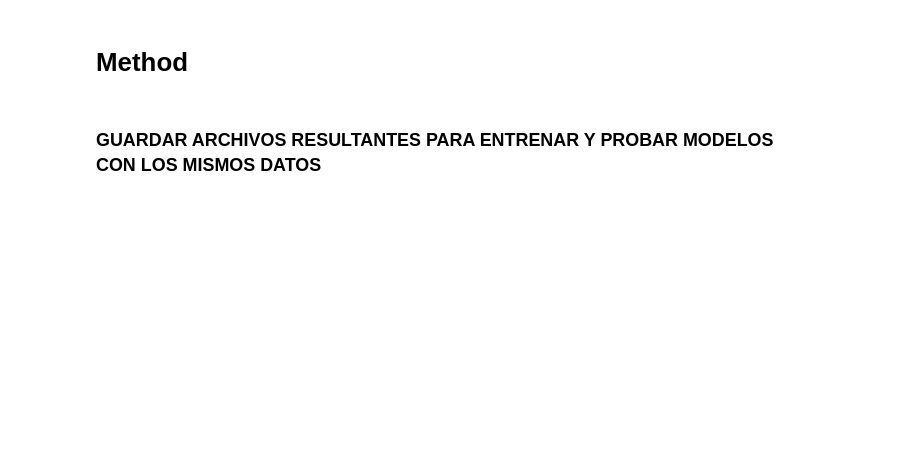
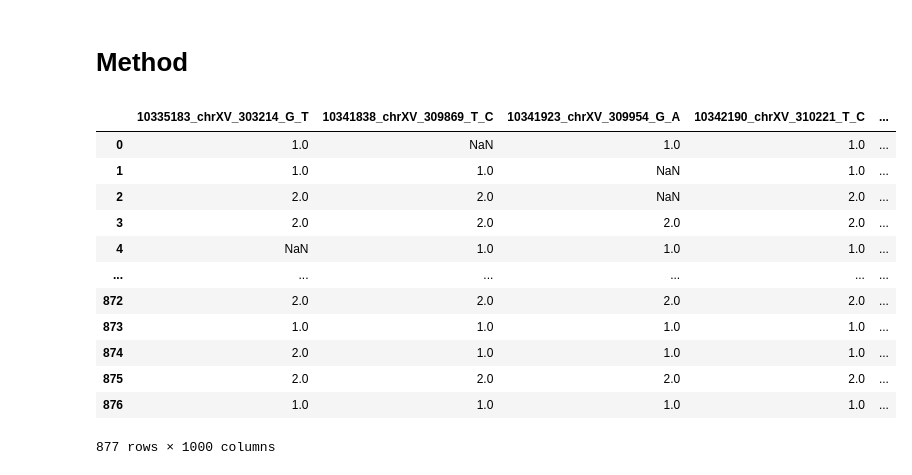
Before and after one commit to celiacl/ML_yeast_dna_imputation, a Jupyter notebook: notebooks/preprocessing.ipynb, the cells around one changed output. Drawn from its saved outputs; the diff is of its cells as text; code cells hidden in the pictures; blank space fills up the shorter version.

```diff
--- a/notebooks/preprocessing.ipynb
+++ b/notebooks/preprocessing.ipynb
@@ -140,0 +92,26 @@ df_train_split, df_val_split = train_test_split(df_train, test_size=0.2, random_
+# %%
+from sklearn.feature_selection import VarianceThreshold
+
+
+selector = VarianceThreshold()
+
+# Ajustar el selector y transformar los datos se pasa a np array)
+X_train_reduced = selector.fit_transform(df_train)
+
+# Obtener las varianzas calculadas
+variances = selector.variances_
+
+# Obtener los índices de las 1,000 características con mayor varianza
+idx_sorted = np.argsort(variances)[-1000:]
+
+# Convertir de nuevo a DataFrame, seleccionando las 1,000 columnas obtenidas que tienen mayor varianza
+df_train_reduced = pd.DataFrame(X_train_reduced[:, idx_sorted], columns=df_train.columns[idx_sorted])
+
+#TEST
+# Transformar el conjunto de test usando el mismo selector
+X_test_reduced = selector.transform(df_test)
+
+# Convertir de nuevo el array de test a DataFrame, seleccionando las mismas 1,000 columnas
+df_test_reduced = pd.DataFrame(X_test_reduced[:, idx_sorted], columns=df_train.columns[idx_sorted])
+
+print(f"Número de columnas seleccionadas: {df_train_reduced.shape[1]}")
@@ -142,10 +142,7 @@ df_train_split, df_val_split = train_test_split(df_train, test_size=0.2, random_
 # Method
 # %%
 # Convertir df_test a categoría si es necesario
-df_test = df_test.astype('category')
-
-# Aplicar la misma transformación MCA al conjunto de test
-df_test_mca = mca.transform(df_test)
+#df_test = df_test_reduced.astype('category')
 
 
 def introduce_missingness(data, missing_perc=0.1):
@@ -169,9 +166,26 @@ def introduce_missingness(data, missing_perc=0.1):
 
     return data_missing
 
-# Aplicar la función al conjunto de test
-df_test_mca_missing_10 = introduce_missingness(df_test_mca, missing_perc=0.1)
-df_test_mca_missing_20 = introduce_missingness(df_test_mca, missing_perc=0.2)
-df_test_mca_missing_30= introduce_missingness(df_test_mca, missing_perc=0.3)
-df_test_mca_missing_40 = introduce_missingness(df_test_mca, missing_perc=0.4)
+# Aplicar la función al conjunto de test, con distinto porcentaje de pérdida
+df_test_missing_10 = introduce_missingness(df_test_reduced, missing_perc=0.1)
+df_test_missing_20 = introduce_missingness(df_test_reduced, missing_perc=0.2)
+df_test_missing_30= introduce_missingness(df_test_reduced, missing_perc=0.3)
+df_test_missing_40 = introduce_missingness(df_test_reduced, missing_perc=0.4)
+# %%
+#revisar tras introducir NaN
+df_test_missing_10
+# %% [output]
+|  | 10335183_chrXV_303214_G_T | 10341838_chrXV_309869_T_C | 10341923_chrXV_309954_G_A | 10342190_chrXV_310221_T_C | ... |
+| 0 | 1.0 | NaN | 1.0 | 1.0 | ... |
+| 1 | 1.0 | 1.0 | NaN | 1.0 | ... |
+| 2 | 2.0 | 2.0 | NaN | 2.0 | ... |
+| 3 | 2.0 | 2.0 | 2.0 | 2.0 | ... |
+| 4 | NaN | 1.0 | 1.0 | 1.0 | ... |
+| ... | ... | ... | ... | ... | ... |
+| 872 | 2.0 | 2.0 | 2.0 | 2.0 | ... |
+| 873 | 1.0 | 1.0 | 1.0 | 1.0 | ... |
+| 874 | 2.0 | 1.0 | 1.0 | 1.0 | ... |
+| 875 | 2.0 | 2.0 | 2.0 | 2.0 | ... |
+| 876 | 1.0 | 1.0 | 1.0 | 1.0 | ... |
+877 rows × 1000 columns
 # %%
@@ -184,2 +198,0 @@ df_test_mca_missing_40.columns= df_test_mca_missing_40.columns.map(str)
-# %% [markdown]
-### GUARDAR ARCHIVOS RESULTANTES PARA ENTRENAR Y PROBAR MODELOS CON LOS MISMOS DATOS
```
Also changed, not shown: parts of 18 cells of this notebook, 15 other files.
